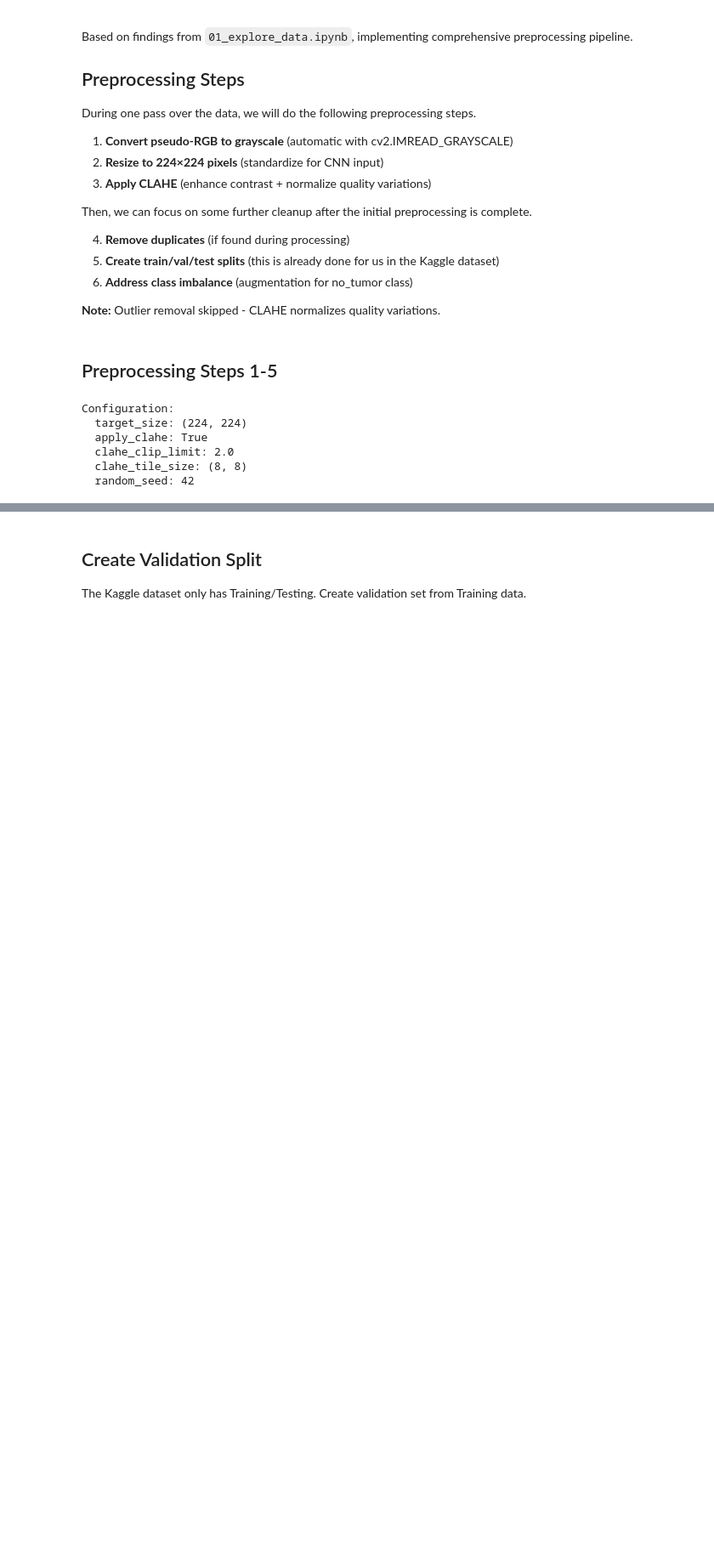
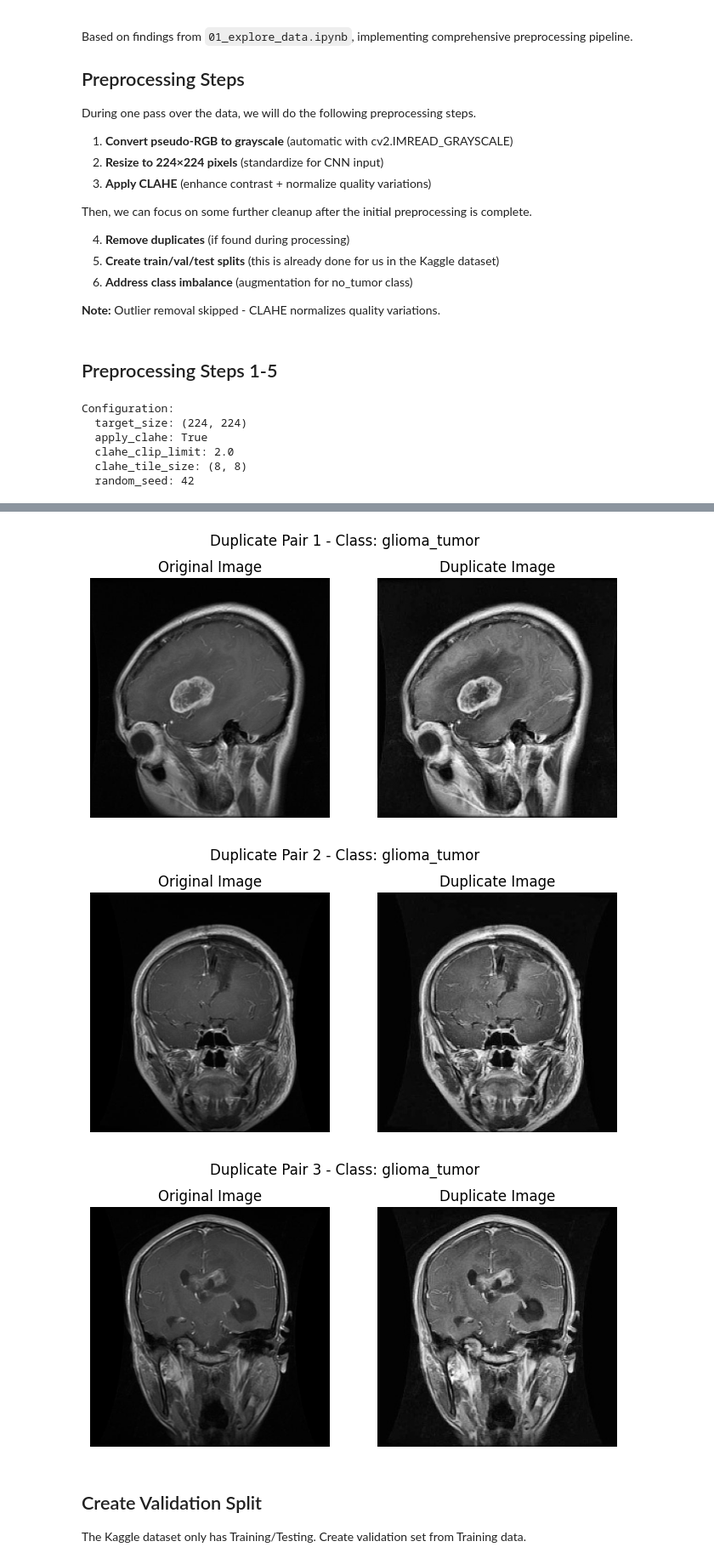
Before and after one commit to zkhechadoorian/mri-brain-tumor-classification, a Jupyter notebook: notebooks/02_preprocessing.ipynb, the cells around one changed output, grey strips where cells are left out. Shown at 85% size. Cells and saved outputs as stored; diff of their text form; code cells hidden in the pictures; blank space fills up the shorter version.

Commit message:
Separate duplicate visualization from preprocessing loop.

```diff
--- a/notebooks/02_preprocessing.ipynb
+++ b/notebooks/02_preprocessing.ipynb
@@ -252,3 +233,56 @@ Total duplicates found and skipped: 0
+# %%
+def visualize_duplicates(log_file, n=3):
+    """
+    Visualize duplicate images logged in the log file.
+
+    Args:
+        log_file: Path to the log file containing duplicate entries
+        n: Number of duplicate pairs to visualize
+    """
+
+    # Example line
+    # 2025-11-25 10:11:29,355 - INFO - ../data/brain_tumor_dataset/Training/meningioma_tumor/m3 (214).jpg,../data/processed/Training/meningioma_tumor/m3 (215).jpg
+
+    duplicates = []
+    with open(log_file, 'r') as f:
+        for line in f:
+            # remove timestamp and log level
+            parts = line.strip().split(' - INFO - ')
+            if len(parts) == 2:
+                file_paths = parts[1].split(',')
+                if len(file_paths) == 2:
+                    duplicate_class = os.path.basename(os.path.dirname(file_paths[0]))
+                    duplicates.append((file_paths[0], file_paths[1], duplicate_class))
+
+
+    # visualize first n duplicates
+    for i, (orig_path, dup_path, duplicate_class) in enumerate(duplicates[:n]):
+        orig_img = cv2.imread(orig_path, cv2.IMREAD_GRAYSCALE)
+        dup_img = cv2.imread(dup_path, cv2.IMREAD_GRAYSCALE)
+
+        if orig_img is None or dup_img is None:
+            print(f"Failed to read images: {orig_path} or {dup_path}")
+            continue
+
+        plt.figure(figsize=(8,4))
+        plt.suptitle(f"Duplicate Pair {i+1} - Class: {duplicate_class}")
+        plt.subplot(1,2,1)
+        plt.title("Original Image")
+        plt.imshow(orig_img, cmap='gray')
+        plt.axis('off')
+
+        plt.subplot(1,2,2)
+        plt.title("Duplicate Image")
+        plt.imshow(dup_img, cmap='gray')
+        plt.axis('off')
+
+        plt.show()
+
+visualize_duplicates('duplicates.log', n=3)
+# %% [output]
+[figure, added]
+[figure, added]
+[figure, added]
 # %%
 def visualize_preprocessing_effects(sample_image_path):
     """
```
Also changed, not shown: parts of 2 cells of this notebook.
